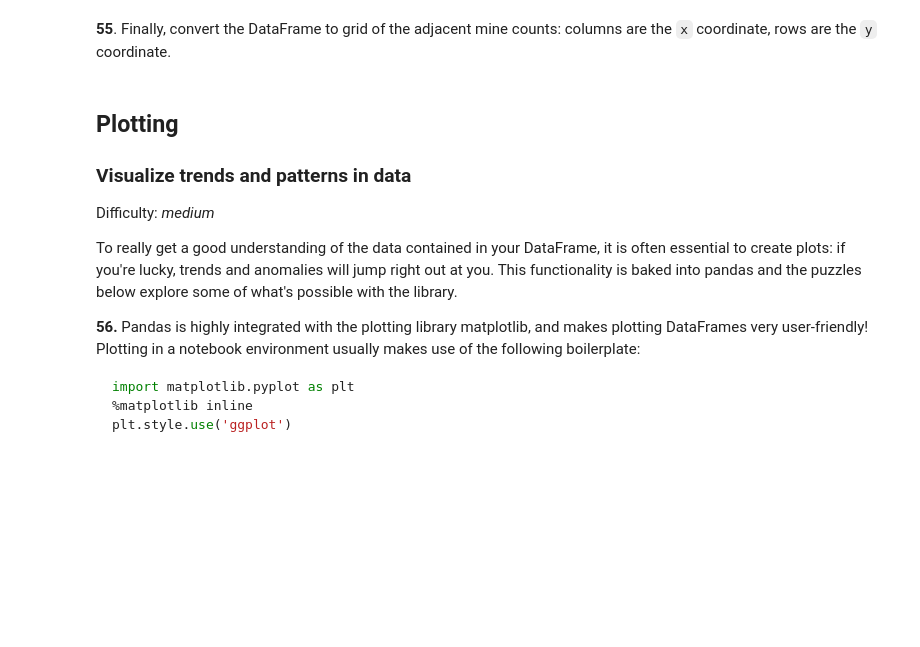
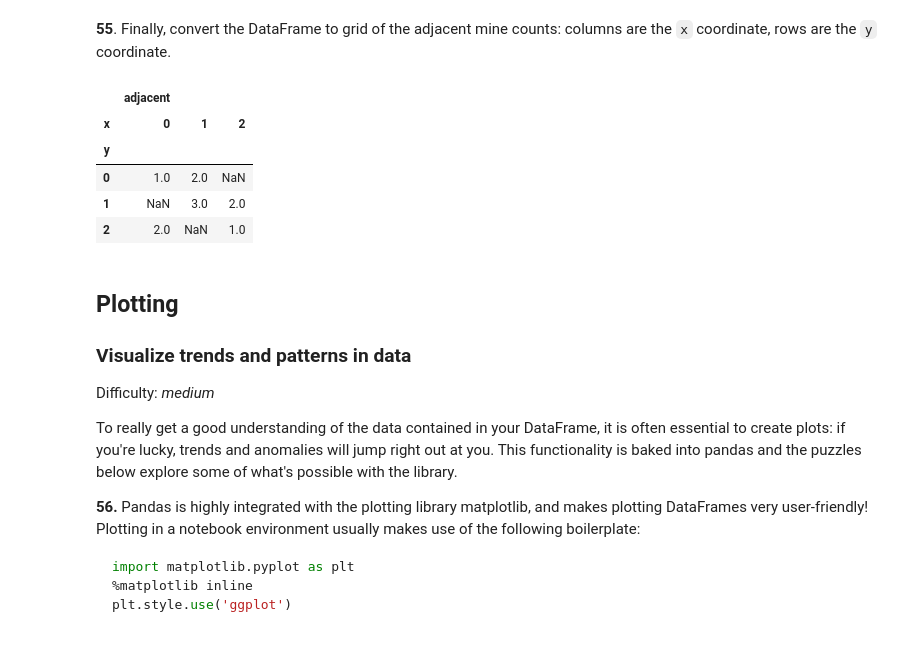
Before and after one commit to pranjal030404/Smart-Internz, a Jupyter notebook: Assignment 3/100-pandas-puzzles.ipynb, the cells around one changed output. Cells and saved outputs as stored; diff of their text form; code cells hidden in the pictures; blank space fills up the shorter version.

```diff
--- a/Assignment 3/100-pandas-puzzles.ipynb
+++ b/Assignment 3/100-pandas-puzzles.ipynb
@@ -922,3 +967,17 @@ To begin, generate a DataFrame `df` with two columns, `'x'` and `'y'` containing
 **53**. Now create a new column for this DataFrame called `'adjacent'`. This column should contain the number of mines found on adjacent squares in the grid.
 
 (E.g. for the first row, which is the entry for the coordinate `(0, 0)`, count how many mines are found on the coordinates `(0, 1)`, `(1, 0)` and `(1, 1)`.)
+# %%
+import pandas as pd
+df = pd.DataFrame({
+    'x': [0, 0, 0, 1, 1, 1, 2, 2, 2],
+    'y': [0, 1, 2, 0, 1, 2, 0, 1, 2],
+    'mine': [0, 1, 0, 0, 0, 1, 1, 0, 0]
+})
+def count_adjacent_mines(row, df):
+    x, y = row['x'], row['y']
+    adjacent_positions = [(x + dx, y + dy) for dx in [-1, 0, 1] for dy in [-1, 0, 1] if (dx, dy) != (0, 0)]
+    count = df[df[['x', 'y']].apply(tuple, axis=1).isin(adjacent_positions)]['mine'].sum()
+    return count
+df['adjacent'] = df.apply(lambda row: count_adjacent_mines(row, df), axis=1)
+print(df)
@@ -925,7 +995,18 @@ To begin, generate a DataFrame `df` with two columns, `'x'` and `'y'` containing
 # %% [markdown]
 **54**. For rows of the DataFrame that contain a mine, set the value in the `'adjacent'` column to NaN.
+# %%
+df.loc[df['mine'] == 1, 'adjacent'] = np.nan
 # %% [markdown]
 **55**. Finally, convert the DataFrame to grid of the adjacent mine counts: columns are the `x` coordinate, rows are the `y` coordinate.
+# %%
+df.drop('mine', axis=1).set_index(['y', 'x']).unstack()
+# %% [output]
+|  | adjacent |  |  |
+| x | 0 | 1 | 2 |
+| y |  |  |  |
+| 0 | 1.0 | 2.0 | NaN |
+| 1 | NaN | 3.0 | 2.0 |
+| 2 | 2.0 | NaN | 1.0 |
 # %% [markdown]
 ## Plotting
 
```
Also changed, not shown: parts of 3 cells of this notebook.
